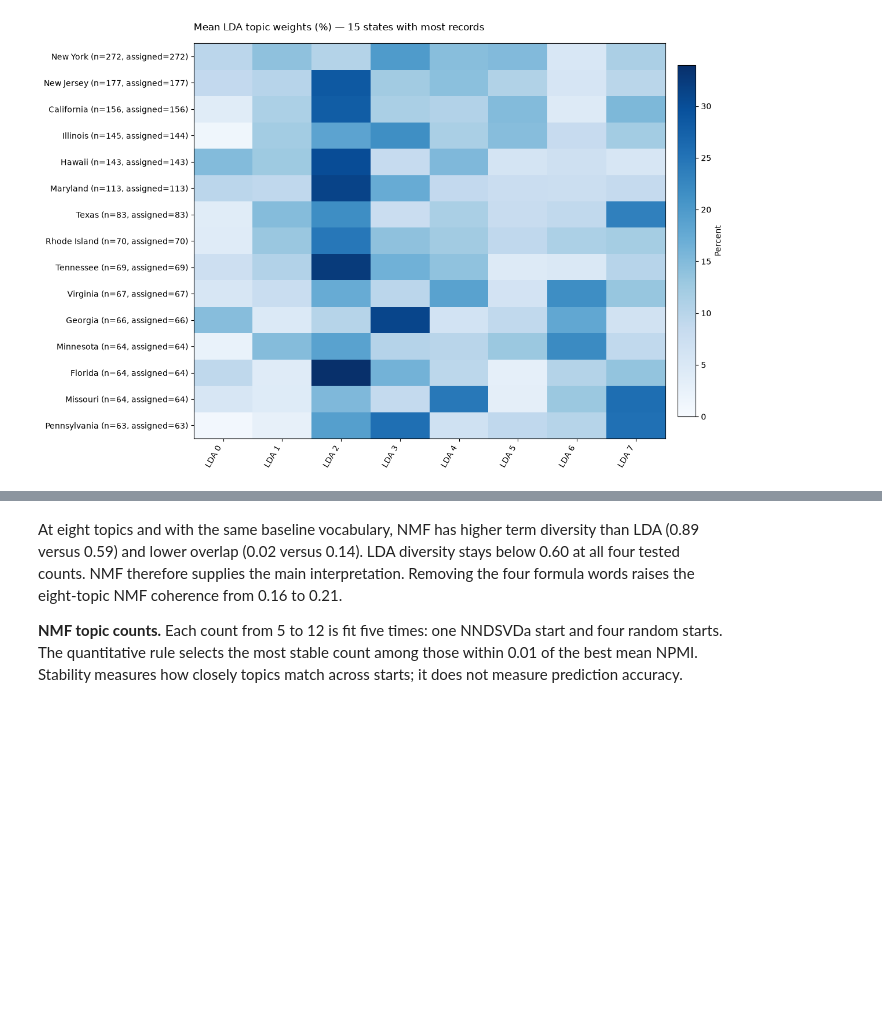
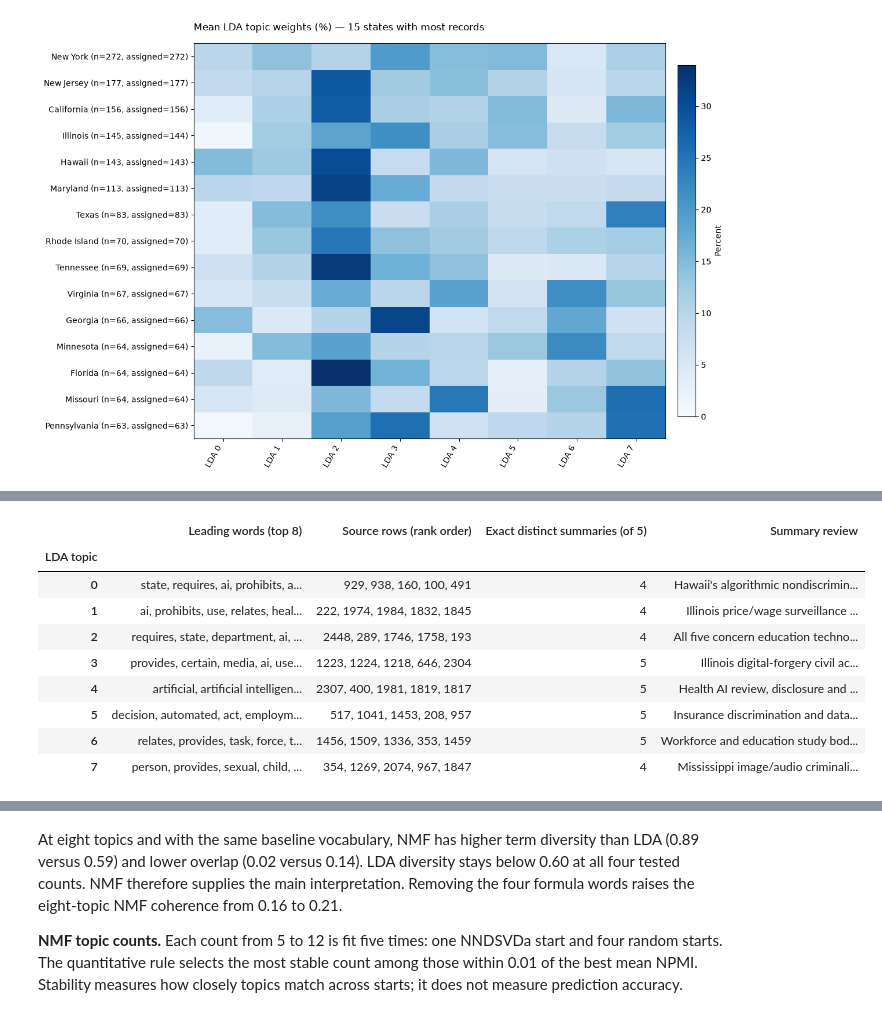
Before and after one commit to dhMontes/siads696-state-of-ai, a Jupyter notebook: notebooks/03_topic_analysis.ipynb, the cells around one changed output, grey strips where cells are left out. Cells and saved outputs as stored; diff of their text form; code cells hidden in the pictures; blank space fills up the shorter version.

Commit message:
Complete final evaluation and LDA interpretation (#24)
Co-authored-by: Josue Nunez <Josue.Nunez@meijer.com>

```diff
--- a/notebooks/03_topic_analysis.ipynb
+++ b/notebooks/03_topic_analysis.ipynb
@@ -220,0 +234,46 @@ plt.show()
+# %%
+lda_run = "lda_baseline_k8_seed42_batch"
+lda_representatives = pd.read_csv(OUT / "all_run_representatives.csv")
+lda_representatives = lda_representatives.loc[
+    lda_representatives.run_id.eq(lda_run)
+].sort_values(["topic_id", "rank"])
+lda_topic_words = pd.read_csv(OUT / "all_run_topics.csv")
+lda_topic_words = lda_topic_words.loc[lda_topic_words.run_id.eq(lda_run)]
+
+# Interpretations come from reading all five exported summaries in each topic.
+lda_summary_notes = {
+    0: "Hawaii's algorithmic nondiscrimination, notice and reporting bills sit beside Florida's human review of insurance denials and New York's chief AI officer. Broad governance and decision mix; the Hawaii summaries are near-identical.",
+    1: "Illinois price/wage surveillance and pricing disclosure sit beside Maryland reimbursement downcoding. Pricing and health are mixed; the disclosure pair is identical and the downcoding pair is near-identical.",
+    2: "All five concern education technology or AI policy, curricula, evaluation or oversight, agreeing with the education words. The Hawaii curriculum summaries are identical; the other states describe different education duties.",
+    3: "Illinois digital-forgery civil actions contrast with Oklahoma currency, digital-ID and medical-rights provisions. Each group has near-identical summaries; the media words do not describe the Oklahoma examples well.",
+    4: "Health AI review, disclosure and consent coexist with near-identical Illinois AI product-liability summaries. The Nevada summary also repeats health-care communication wording within one record. Broad AI wording joins different policies.",
+    5: "Insurance discrimination and data use, credit/hiring analytics, and impact-assessment and notice duties broadly match automated decisions. The New York insurance summaries are near-identical; employment is only part of this set.",
+    6: "Workforce and education study bodies agree with the task-force words, but South Carolina's minor-exploitation summary diverges. The Illinois Future of Work pair is near-identical, and generic 'provides' and 'relates' wording recurs.",
+    7: "Mississippi image/audio criminalization sits beside Illinois election-ad disclosure and deceptive-media restrictions. The Mississippi summaries repeat closely; sexual/child words do not describe all five examples.",
+}
+
+lda_review = lda_representatives.groupby("topic_id").agg(
+    reviewed=("source_row", "size"),
+    source_rows=("source_row", lambda rows: ", ".join(rows.astype(str))),
+    distinct_summaries=("NCSL_Summary_clean", "nunique"),
+).join(lda_topic_words.set_index("topic_id")[["keywords"]])
+assert lda_review.index.tolist() == list(lda_summary_notes)
+assert lda_review.reviewed.eq(5).all()
+lda_review["keywords"] = lda_review.keywords.str.split(", ").str[:8].str.join(", ")
+lda_review["summary_review"] = lda_review.index.map(lda_summary_notes)
+lda_review[["keywords", "source_rows", "distinct_summaries", "summary_review"]].rename(
+    columns={"keywords": "Leading words (top 8)", "source_rows": "Source rows (rank order)",
+             "distinct_summaries": "Exact distinct summaries (of 5)",
+             "summary_review": "Summary review"}
+).rename_axis("LDA topic")
+# %% [output]
+|  | Leading words (top 8) | Source rows (rank order) | Exact distinct summaries (of 5) | Summary review |
+| LDA topic |  |  |  |  |
+| 0 | state, requires, ai, prohibits, a... | 929, 938, 160, 100, 491 | 4 | Hawaii's algorithmic nondiscrimin... |
+| 1 | ai, prohibits, use, relates, heal... | 222, 1974, 1984, 1832, 1845 | 4 | Illinois price/wage surveillance ... |
+| 2 | requires, state, department, ai, ... | 2448, 289, 1746, 1758, 193 | 4 | All five concern education techno... |
+| 3 | provides, certain, media, ai, use... | 1223, 1224, 1218, 646, 2304 | 5 | Illinois digital-forgery civil ac... |
+| 4 | artificial, artificial intelligen... | 2307, 400, 1981, 1819, 1817 | 5 | Health AI review, disclosure and ... |
+| 5 | decision, automated, act, employm... | 517, 1041, 1453, 208, 957 | 5 | Insurance discrimination and data... |
+| 6 | relates, provides, task, force, t... | 1456, 1509, 1336, 353, 1459 | 5 | Workforce and education study bod... |
+| 7 | person, provides, sexual, child, ... | 354, 1269, 2074, 967, 1847 | 4 | Mississippi image/audio criminali... |
```
Also changed, not shown: parts of 2 cells of this notebook, 7 other files.
